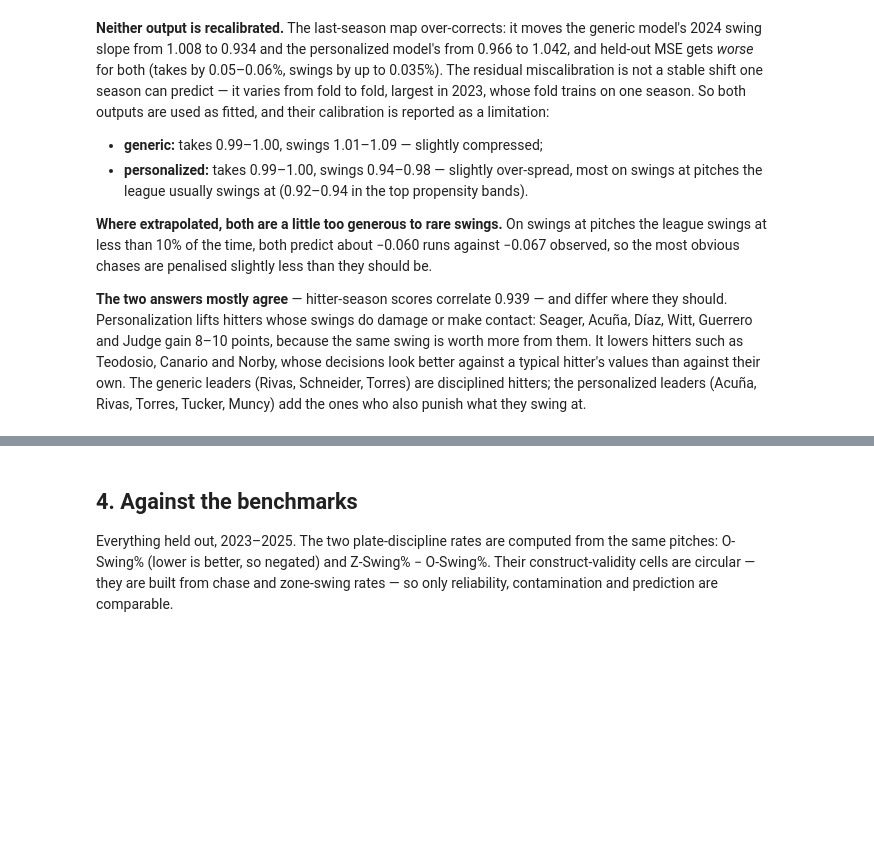
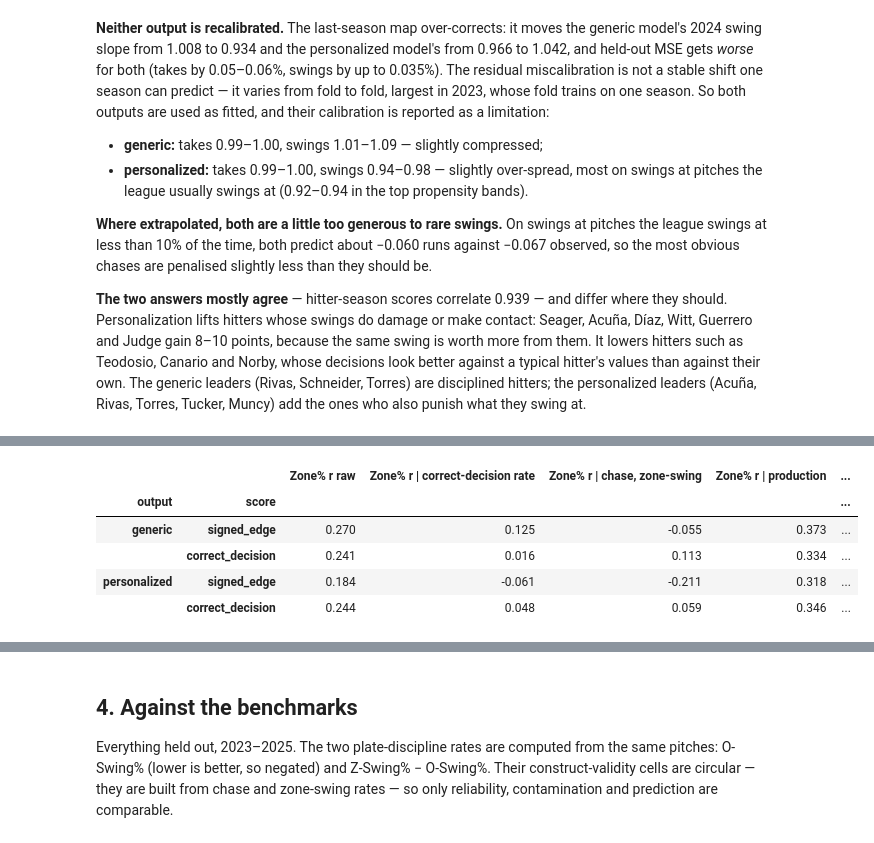
Before and after one commit to Jack1021ohoh/batter_decision_value, a Jupyter notebook: notebooks/v4_decomposition.ipynb, the cells around one changed output, grey strips where cells are left out. Drawn from its saved outputs; the diff is of its cells as text; code cells hidden in the pictures; blank space fills up the shorter version.

```diff
--- a/notebooks/v4_decomposition.ipynb
+++ b/notebooks/v4_decomposition.ipynb
@@ -611,0 +619,13 @@ Muncy) add the ones who also punish what they swing at.
+# %%
+rows = []
+for name in outputs:
+    for score in ['signed_edge', 'correct_decision']:
+        rows.append({'output': name, 'score': score, **E.zone_contamination(outputs[name].held, score)})
+pd.DataFrame(rows).set_index(['output', 'score']).round(3)
+# %% [output]
+|  |  | Zone% r raw | Zone% r | correct-decision rate | Zone% r | chase, zone-swing | Zone% r | production | ... |
+| output | score |  |  |  |  | ... |
+| generic | signed_edge | 0.270 | 0.125 | -0.055 | 0.373 | ... |
+|  | correct_decision | 0.241 | 0.016 | 0.113 | 0.334 | ... |
+| personalized | signed_edge | 0.184 | -0.061 | -0.211 | 0.318 | ... |
+|  | correct_decision | 0.244 | 0.048 | 0.059 | 0.346 | ... |
```
Also changed, not shown: parts of 2 cells of this notebook, 4 other files.
